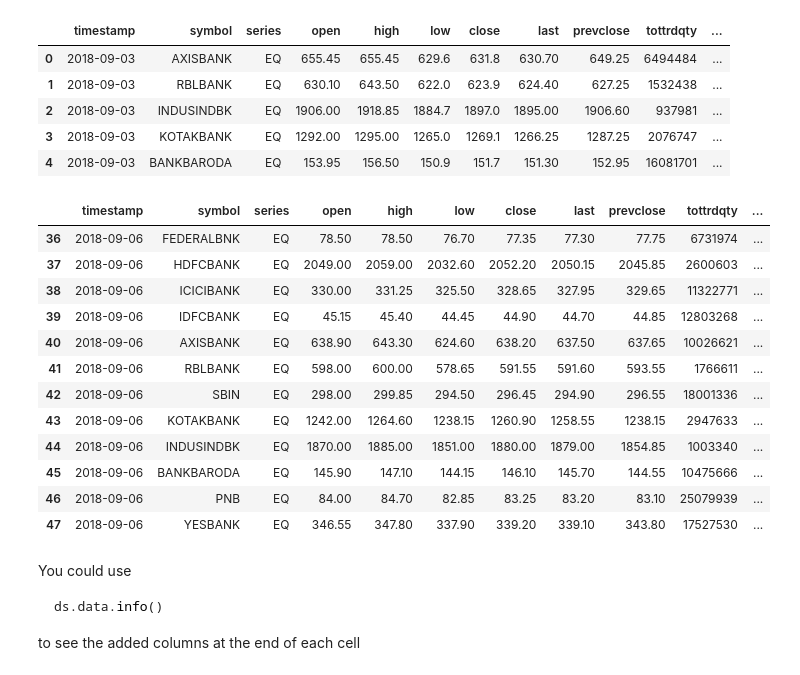
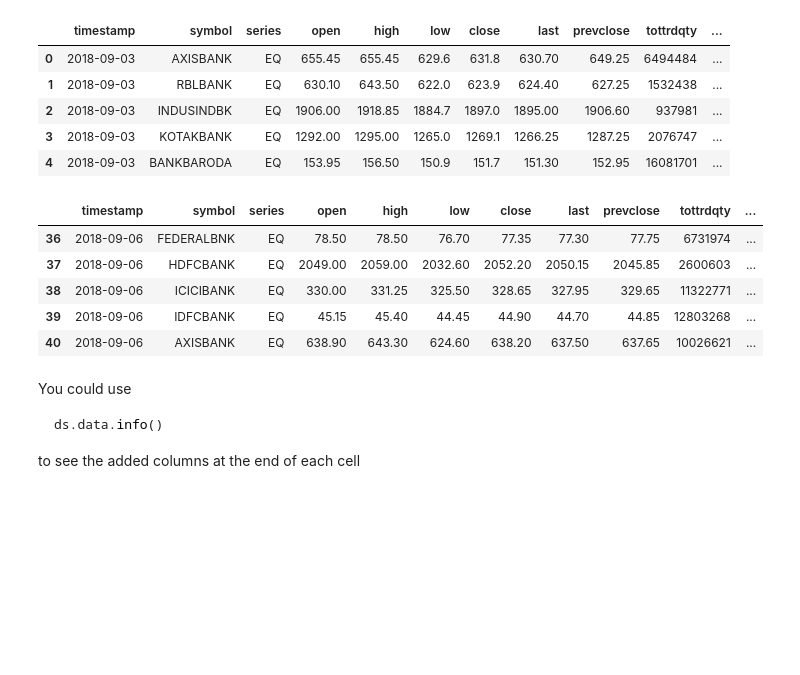
Before and after one commit to uberdeveloper/fastbt, a Jupyter notebook: examples/DataSource.ipynb, the cells around one changed output. Drawn from its saved outputs; the diff is of its cells as text; code cells hidden in the pictures; blank space fills up the shorter version.

````diff
--- a/examples/DataSource.ipynb
+++ b/examples/DataSource.ipynb
@@ -100,23 +98,16 @@ None
 # %%
 # Add a 2 day lag
 ds.add_lag(period=2)
 
 # Add a 3 day lag with a custom column name on the open price
-ds.add_lag(period=3, col_name='three_day_lag', on='open').dropna()
+ds.add_lag(period=3, col_name='three_day_lag', on='open').dropna().head()
 # %% [output]
 |  | timestamp | symbol | series | open | high | low | close | last | prevclose | tottrdqty | ... |
 | 36 | 2018-09-06 | FEDERALBNK | EQ | 78.50 | 78.50 | 76.70 | 77.35 | 77.30 | 77.75 | 6731974 | ... |
 | 37 | 2018-09-06 | HDFCBANK | EQ | 2049.00 | 2059.00 | 2032.60 | 2052.20 | 2050.15 | 2045.85 | 2600603 | ... |
 | 38 | 2018-09-06 | ICICIBANK | EQ | 330.00 | 331.25 | 325.50 | 328.65 | 327.95 | 329.65 | 11322771 | ... |
 | 39 | 2018-09-06 | IDFCBANK | EQ | 45.15 | 45.40 | 44.45 | 44.90 | 44.70 | 44.85 | 12803268 | ... |
 | 40 | 2018-09-06 | AXISBANK | EQ | 638.90 | 643.30 | 624.60 | 638.20 | 637.50 | 637.65 | 10026621 | ... |
-| 41 | 2018-09-06 | RBLBANK | EQ | 598.00 | 600.00 | 578.65 | 591.55 | 591.60 | 593.55 | 1766611 | ... |
-| 42 | 2018-09-06 | SBIN | EQ | 298.00 | 299.85 | 294.50 | 296.45 | 294.90 | 296.55 | 18001336 | ... |
-| 43 | 2018-09-06 | KOTAKBANK | EQ | 1242.00 | 1264.60 | 1238.15 | 1260.90 | 1258.55 | 1238.15 | 2947633 | ... |
-| 44 | 2018-09-06 | INDUSINDBK | EQ | 1870.00 | 1885.00 | 1851.00 | 1880.00 | 1879.00 | 1854.85 | 1003340 | ... |
-| 45 | 2018-09-06 | BANKBARODA | EQ | 145.90 | 147.10 | 144.15 | 146.10 | 145.70 | 144.55 | 10475666 | ... |
-| 46 | 2018-09-06 | PNB | EQ | 84.00 | 84.70 | 82.85 | 83.25 | 83.20 | 83.10 | 25079939 | ... |
-| 47 | 2018-09-06 | YESBANK | EQ | 346.55 | 347.80 | 337.90 | 339.20 | 339.10 | 343.80 | 17527530 | ... |
 # %% [markdown]
 You could use
 ```python
````
Also changed, not shown: parts of 5 cells of this notebook, 1 other file.
